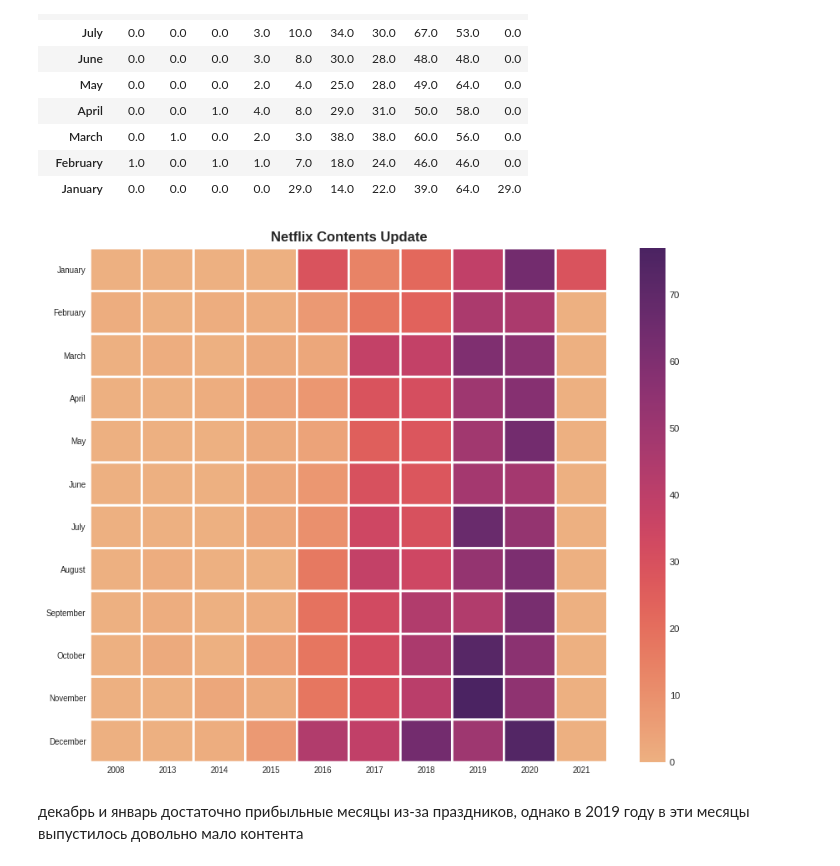
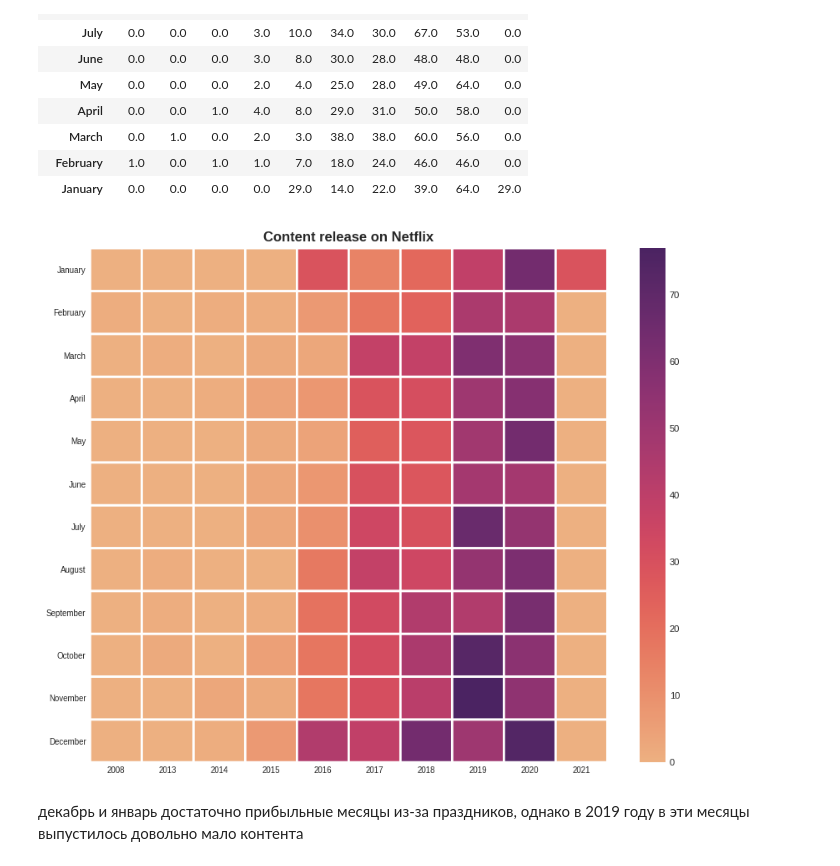
Before and after one commit to AlexaZebra/Coursework, a Jupyter notebook: EDA_Netflix.ipynb, the cells around one changed output. Drawn from its saved outputs; the diff is of its cells as text; code cells hidden in the pictures.

```diff
--- a/EDA_Netflix.ipynb
+++ b/EDA_Netflix.ipynb
@@ -140,7 +146,12 @@ netflix_date.head()
 | 12 | May 17, 2019 |
 | 16 | March 20, 2019 |
 # %%
+from datetime import datetime
+from dateutil.parser import parse
+
 netflix_date['year'] = netflix_date['date_added'].apply(lambda x : x.split(', ')[-1])
 netflix_date['month'] = netflix_date['date_added'].apply(lambda x : x.lstrip().split(' ')[0])
+netflix_date['day'] = netflix_date['date_added'].apply(lambda x : x.split()[1].rstrip(','))
+netflix_date['weekday'] = netflix_date['date_added'].apply(lambda x: parse(str(x)).strftime("%A"))
 netflix_date.head()
 # %% [output]
@@ -194,15 +205,15 @@ df
 # %%
 plt.figure( figsize=(10,8))
 plt.pcolor(df, cmap = 'flare', edgecolors = 'white', linewidths = 2)
 plt.xticks(np.arange(0.5, len(df.columns), 1), df.columns, fontsize = 7)
 plt.yticks(np.arange(0.5, len(df.index), 1), df.index, fontsize = 7)
 
-plt.title('Netflix Contents Update', fontsize = 12, fontweight = 'bold')
+plt.title('Сontent release on Netflix', fontsize = 12, fontweight = 'bold')
 cbar = plt.colorbar()
 
 cbar.ax.tick_params(labelsize = 8)
 plt.show()
 # %% [output]
-[figure, old version]
+[figure, new version]
 # %% [markdown]
 декабрь и январь достаточно прибыльные месяцы из-за праздников, однако в 2019 году в эти месяцы выпустилось довольно мало контента
```
Also changed, not shown: parts of 11 cells of this notebook.
